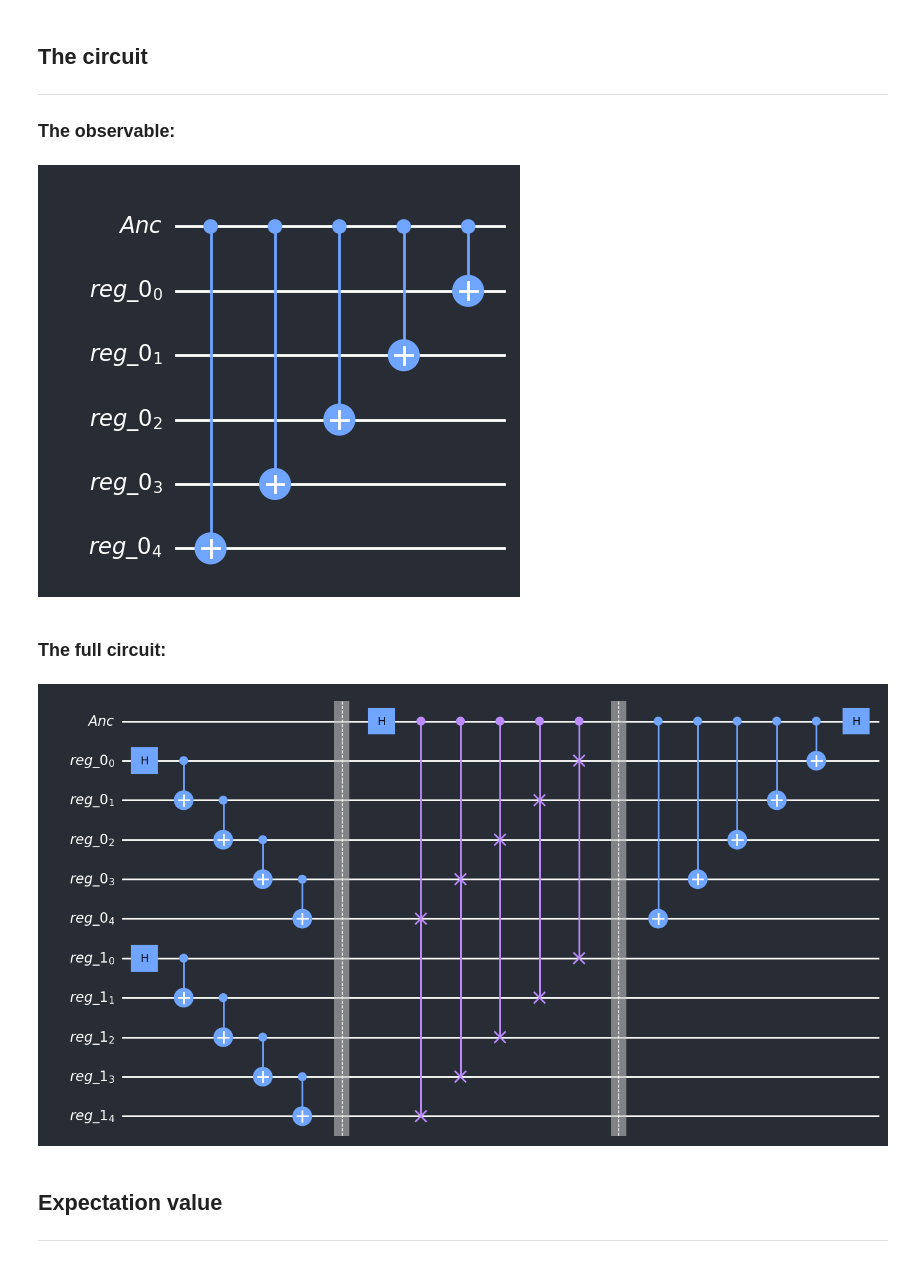
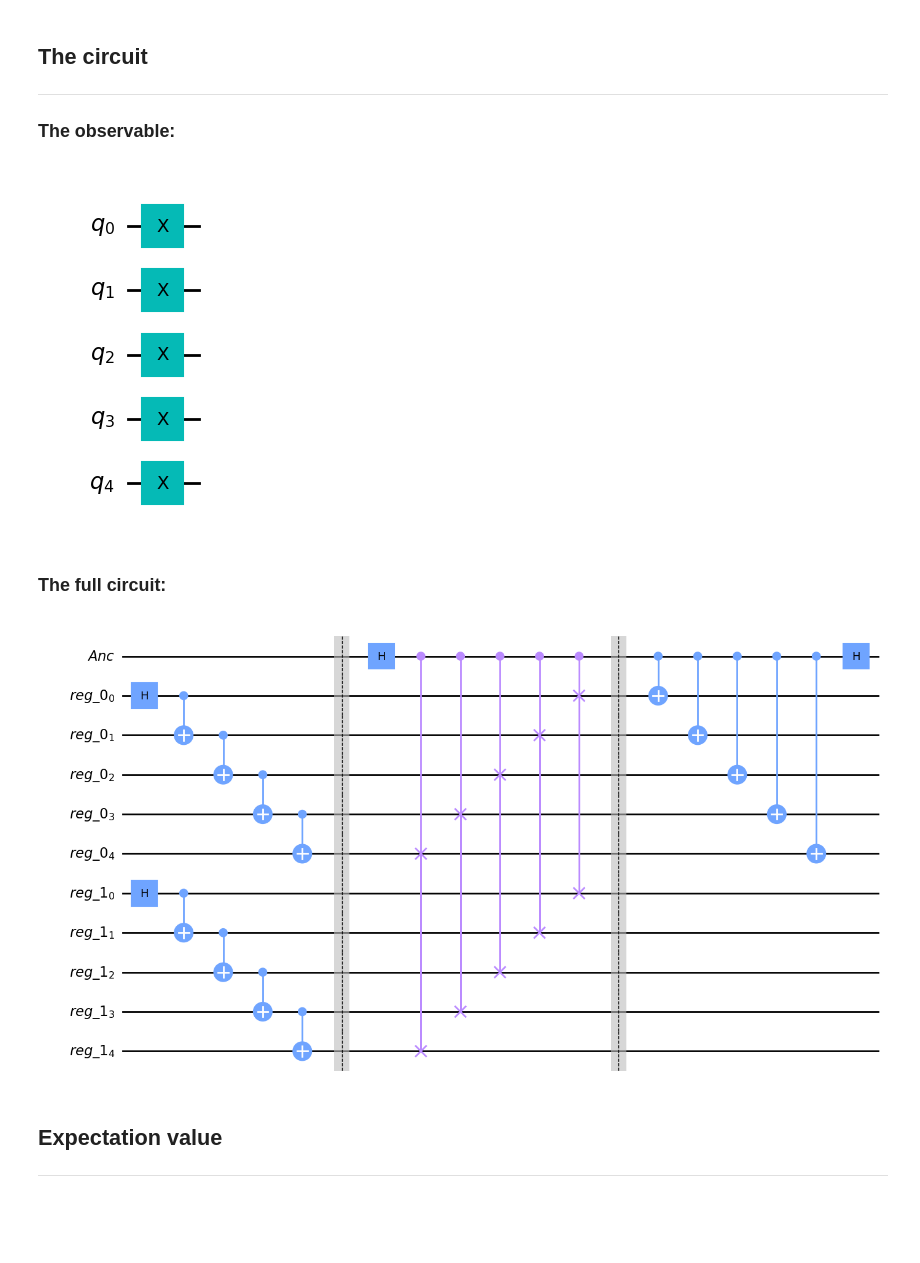
Before and after one commit to noszitomi/UCLQ_internship, a Jupyter notebook: UCLQ_code/prod/ESD_paper/RE_mathematica_demo.ipynb, the cells around one changed output. Saved outputs shown, nothing was run; the diff lists cells and outputs as text; code cells hidden in the pictures; blank space fills up the shorter version.

```diff
--- a/UCLQ_code/prod/ESD_paper/RE_mathematica_demo.ipynb
+++ b/UCLQ_code/prod/ESD_paper/RE_mathematica_demo.ipynb
@@ -12,20 +12,20 @@ from qiskit_aer.noise import (NoiseModel, depolarizing_error)
 
 ### The observable:
 # %%
-obs = iniQC(1,5,1)
-cnots(obs,[0])
-obs.draw()
+obs = QuantumCircuit(5)
+obs.x(range(5))
+obs.draw(style="default")
 # %% [output]
-[figure, old version]
+[figure, new version]
 # %% [markdown]
 ### The full circuit:
 # %%
-full_qc = circ_assembler(numReg = 2, numQ = 5, numAnc = 1, sigma = obs,
+full_qc = af.circ_assembler(numReg = 2, numQ = 5, numAnc = 1, sigma = obs,
                          basis_gates = ['cx'], der_op = True)
 
-full_qc.draw()
+full_qc.draw(style="default")
 # %% [output]
-[figure, old version]
+[figure, new version]
 # %% [markdown]
 ## Expectation value
 ---
```
Also changed, not shown: parts of 22 cells of this notebook, 3 other files.
